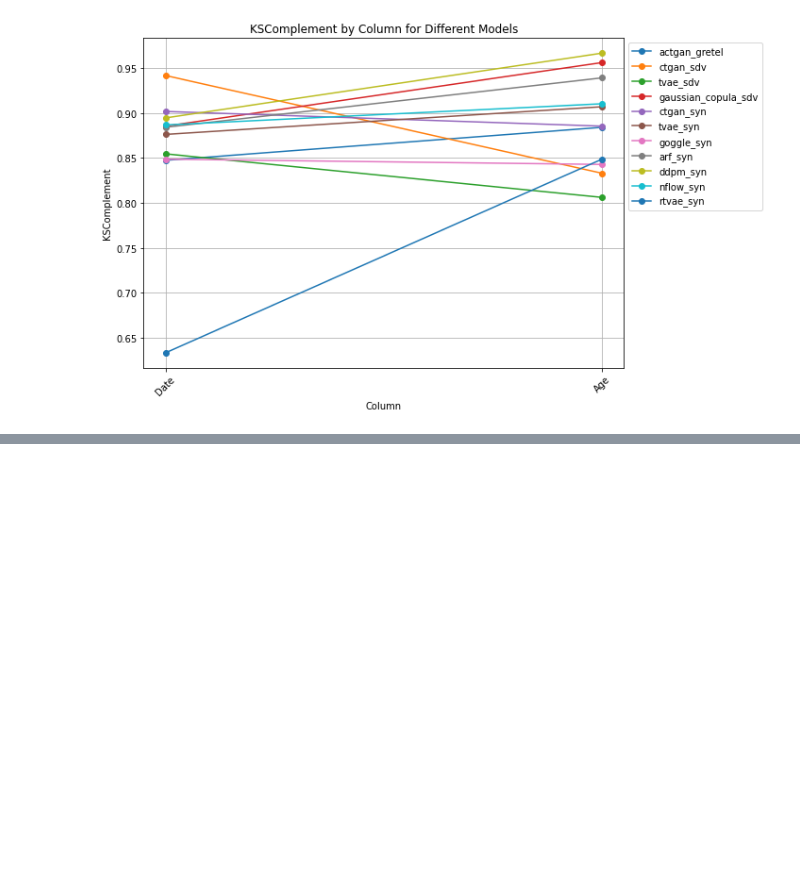
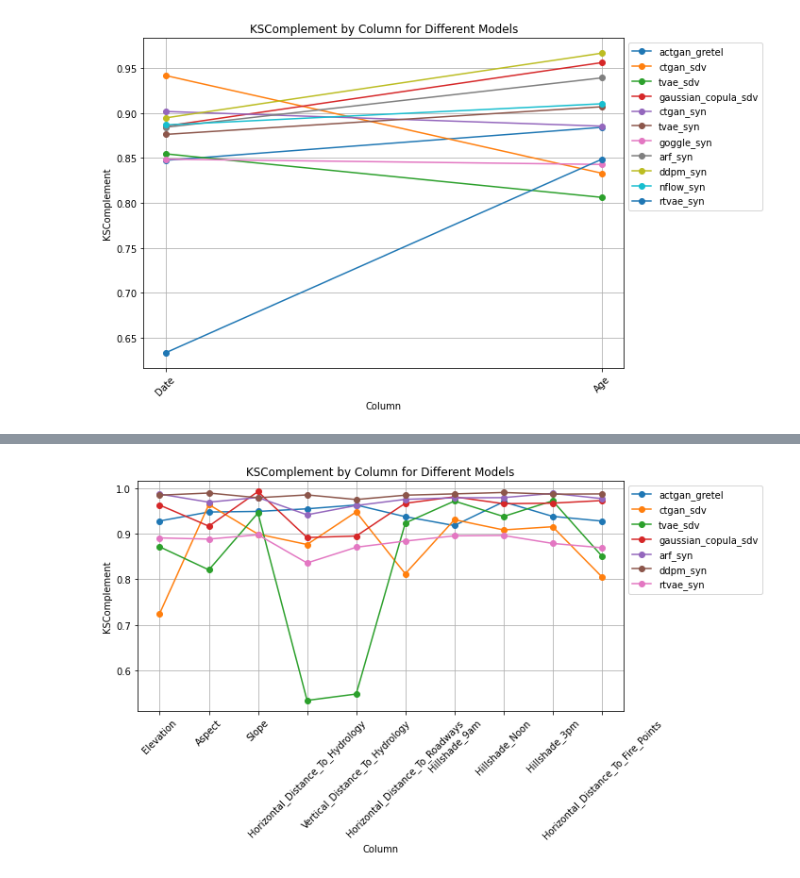
Before and after one commit to dsaidgovsg/benchmarking-synthetic-data-generators, a Jupyter notebook: notebooks/final_columns_analysis.ipynb, the cells around one changed output, grey strips where cells are left out. Saved outputs shown, nothing was run; the diff lists cells and outputs as text; code cells hidden in the pictures; blank space fills up the shorter version.

```diff
--- a/notebooks/final_columns_analysis.ipynb
+++ b/notebooks/final_columns_analysis.ipynb
@@ -191,0 +219,6 @@ plot_col_distribution(subset, 'KSComplement')
+# %%
+exp_dataset = "covtype"
+subset = num_col_tabular_df[(num_col_tabular_df["exp_dataset"] == exp_dataset)]
+plot_col_distribution(subset, 'KSComplement')
+# %% [output]
+[figure, added]
```
Also changed, not shown: parts of 21 cells of this notebook, 6 other files.
